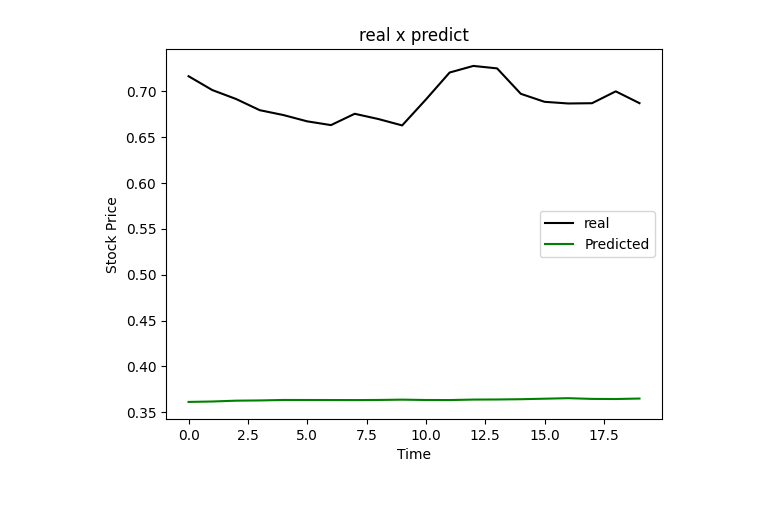
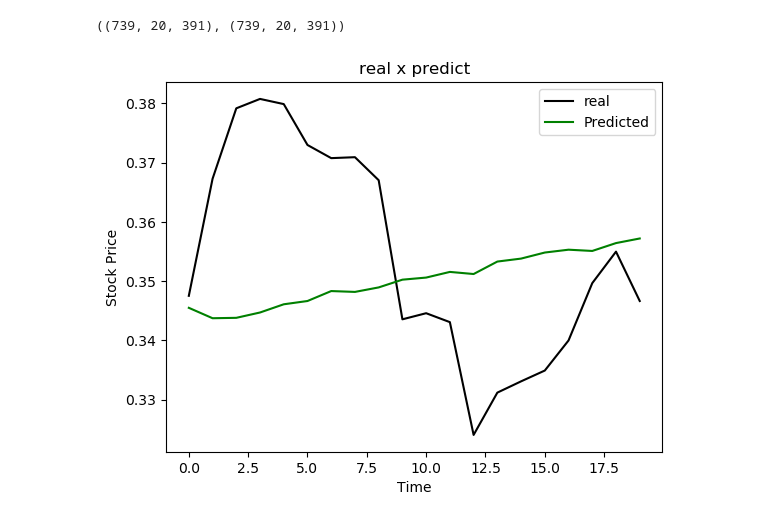
Before and after one commit to moisesmgft/DSC-ITA-2022, a Jupyter notebook: LSTM.ipynb, the cells around one changed output. Drawn from its saved outputs; the diff is of its cells as text; code cells hidden in the pictures.

Commit message:
multiple stocks training

```diff
--- a/LSTM.ipynb
+++ b/LSTM.ipynb
@@ -27,12 +32,10 @@ x = []
 y = []
 
 for i in range(60, dataset_scaled.shape[0]-20):
-    x.append(dataset_scaled[i-60:i,0])
-    y.append(dataset_scaled[i:i+20,0])
+    x.append(dataset_scaled[i-60:i,:])
+    y.append(dataset_scaled[i:i+20,:])
 
 x, y = np.array(x), np.array(y)
-
-x = np.reshape(x, (x.shape[0], x.shape[1], 1))
 # %%
 train_ratio = 0.70
 validation_ratio = 0.15
@@ -43,6 +66,10 @@ x_val, x_test, y_val, y_test = train_test_split(x_test, y_test, test_size=test_r
 # %%
+input_shape = (x.shape[1],x.shape[2])
+output_shape = (y.shape[1], y.shape[2])
+num_el = output_shape[0] * output_shape[1]
+
 model = Sequential()
-model.add(LSTM(units=50,return_sequences=True, input_shape=(x_train.shape[1],1)))
+model.add(LSTM(units=50,return_sequences=True, input_shape=input_shape))
 model.add(Dropout(0.2))
 model.add(LSTM(units=50,return_sequences=True))
 model.add(Dropout(0.2))
@@ -50,8 +77,9 @@ model.add(LSTM(units=50,return_sequences=True))
 model.add(Dropout(0.2))
 model.add(LSTM(units=50))
 model.add(Dropout(0.2))
-model.add(Dense(units=20))
-model.compile(optimizer='adam',loss='mean_squared_error')
+model.add(Dense(units=num_el))
+model.add(Reshape(output_shape))
+model.compile(optimizer='adam',loss='mse',metrics=['accuracy'])
 history = model.fit(
     x=x_train,
     y=y_train,
@@ -117,10 +139,14 @@ predicted_stock_price = model.predict(x_test)
+# %%
+y_test.shape, predicted_stock_price.shape
+# %% [output]
+((739, 20, 391), (739, 20, 391))
 # %%
-plt.plot(y_test, color = 'black', label = 'real')
-plt.plot(predicted_stock_price[5,:], color = 'green', label = 'Predicted')
+plt.plot(y_test[411,:,5], color = 'black', label = 'real')
+plt.plot(predicted_stock_price[411,:,5], color = 'green', label = 'Predicted')
 plt.title('real x predict')
 plt.xlabel('Time')
 plt.ylabel('Stock Price')
 plt.legend()
 plt.show()
 # %% [output]
-[figure, old version]
+[figure, new version]
```
Also changed, not shown: parts of 7 cells of this notebook.
